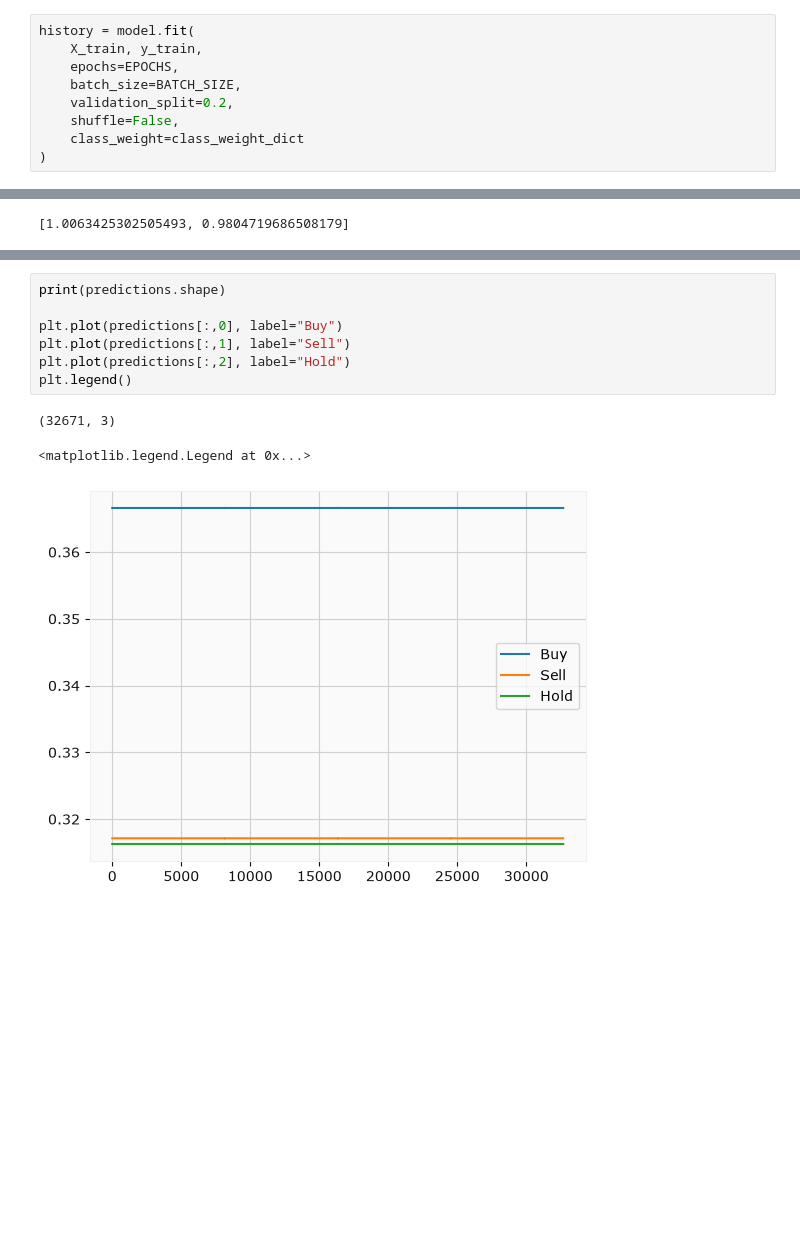
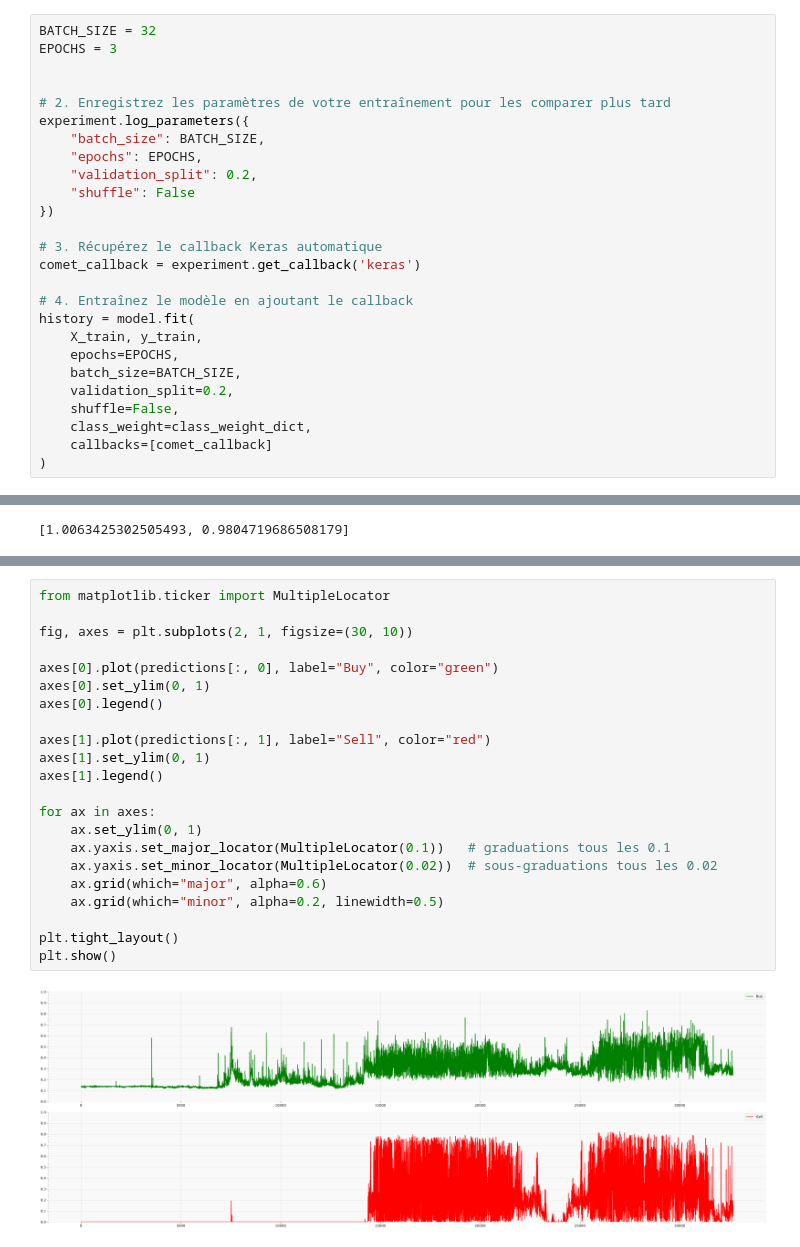
Before and after one commit to louisderveloy/Trader_Artificial_Intelligence, a Jupyter notebook: sample.ipynb, the cells around one changed output, grey strips where cells are left out. Cells and saved outputs as stored; diff of their text form; blank space fills up the shorter version.

```diff
--- a/sample.ipynb
+++ b/sample.ipynb
@@ -494,10 +517,27 @@ Applying class weights: {0: np.float64(0.3438855051758278), 1: np.float64(21.726
 # %%
+BATCH_SIZE = 32
+EPOCHS = 3
+
+
+# 2. Enregistrez les paramètres de votre entraînement pour les comparer plus tard
+experiment.log_parameters({
+    "batch_size": BATCH_SIZE,
+    "epochs": EPOCHS,
+    "validation_split": 0.2,
+    "shuffle": False
+})
+
+# 3. Récupérez le callback Keras automatique
+comet_callback = experiment.get_callback('keras')
+
+# 4. Entraînez le modèle en ajoutant le callback
 history = model.fit(
     X_train, y_train,
     epochs=EPOCHS,
     batch_size=BATCH_SIZE,
     validation_split=0.2,
     shuffle=False,
-    class_weight=class_weight_dict
+    class_weight=class_weight_dict,
+    callbacks=[comet_callback]
 )
 # %% [output]
@@ -562,12 +619,25 @@ Predicting signals on test data...
 # %%
-print(predictions.shape)
+from matplotlib.ticker import MultipleLocator
 
-plt.plot(predictions[:,0], label="Buy")
-plt.plot(predictions[:,1], label="Sell")
-plt.plot(predictions[:,2], label="Hold")
-plt.legend()
+fig, axes = plt.subplots(2, 1, figsize=(30, 10))
+
+axes[0].plot(predictions[:, 0], label="Buy", color="green")
+axes[0].set_ylim(0, 1)
+axes[0].legend()
+
+axes[1].plot(predictions[:, 1], label="Sell", color="red")
+axes[1].set_ylim(0, 1)
+axes[1].legend()
+
+for ax in axes:
+    ax.set_ylim(0, 1)
+    ax.yaxis.set_major_locator(MultipleLocator(0.1))   # graduations tous les 0.1
+    ax.yaxis.set_minor_locator(MultipleLocator(0.02))  # sous-graduations tous les 0.02
+    ax.grid(which="major", alpha=0.6)
+    ax.grid(which="minor", alpha=0.2, linewidth=0.5)
+
+plt.tight_layout()
+plt.show()
 # %% [output]
-(32671, 3)
-<matplotlib.legend.Legend at 0x...>
-[figure, old version]
+[figure, new version]
 # %%
```
Also changed, not shown: parts of 20 cells of this notebook, 2 other files.
